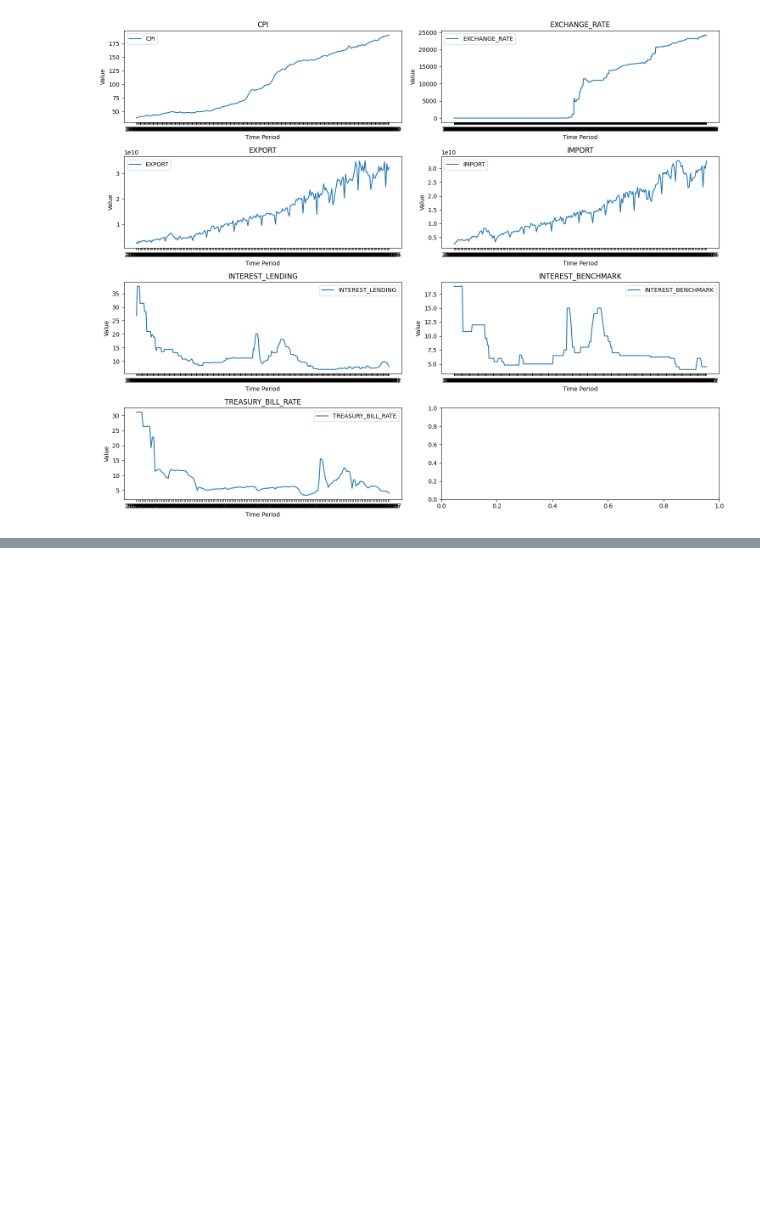
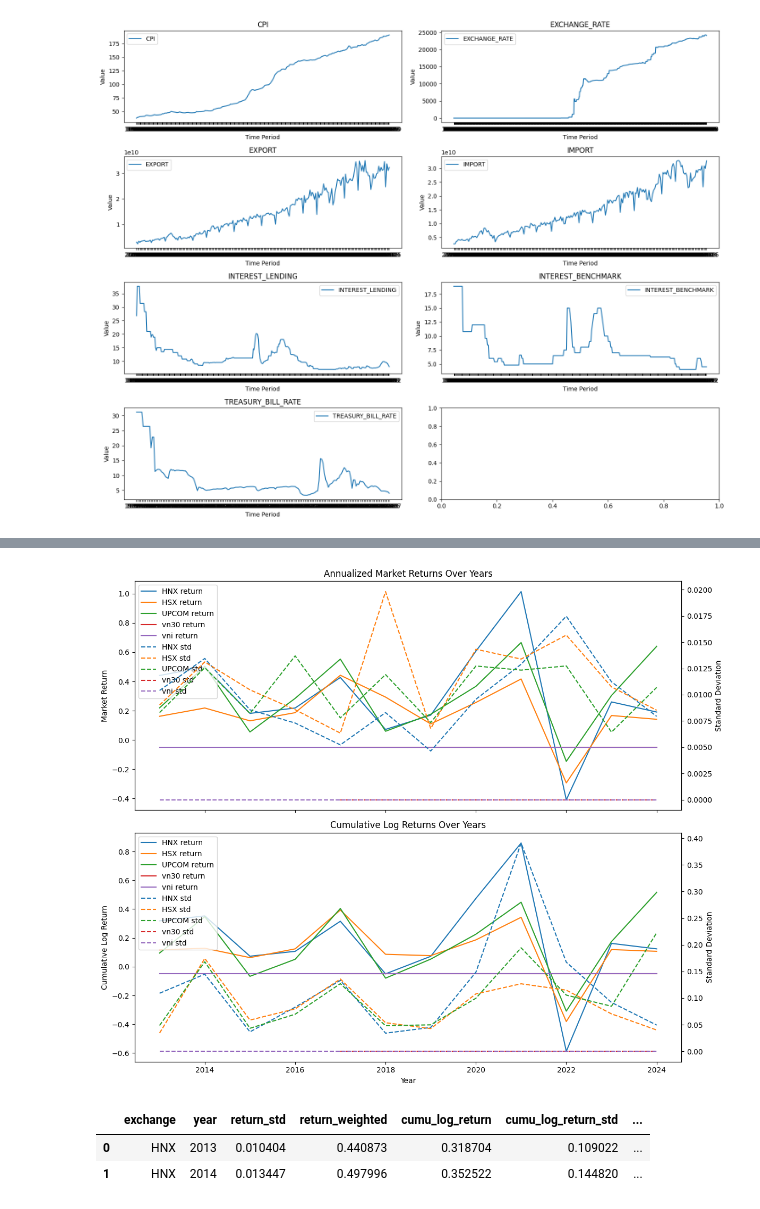
Before and after one commit to nguyentanquocbao/stock, a Jupyter notebook: 1. Macro visualize.ipynb, the cells around one changed output, grey strips where cells are left out. Cells and saved outputs as stored; diff of their text form; code cells hidden in the pictures; blank space fills up the shorter version.

```diff
--- a/1. Macro visualize.ipynb
+++ b/1. Macro visualize.ipynb
@@ -20,0 +54,10 @@ macro_data.visualize_macro("GB")
+# %%
+_ = Market_visual.plot_returns()
+# %% [output]
+[figure, added]
+# %%
+data.head(2)
+# %% [output]
+|  | exchange | year | return_std | return_weighted | cumu_log_return | cumu_log_return_std | ... |
+| 0 | HNX | 2013 | 0.010404 | 0.440873 | 0.318704 | 0.109022 | ... |
+| 1 | HNX | 2014 | 0.013447 | 0.497996 | 0.352522 | 0.144820 | ... |
```
Also changed, not shown: parts of 13 cells of this notebook, 3 other files.
